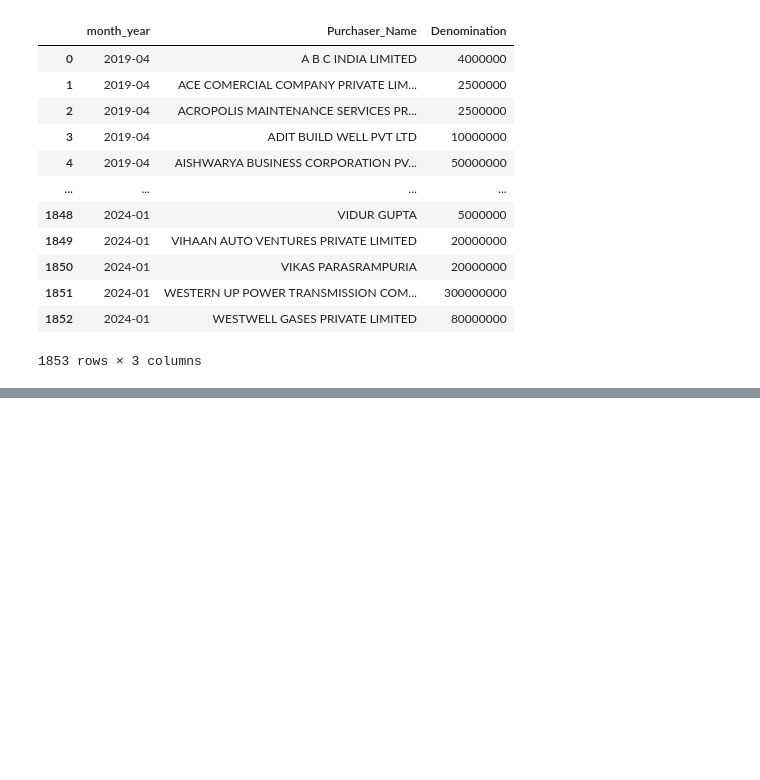
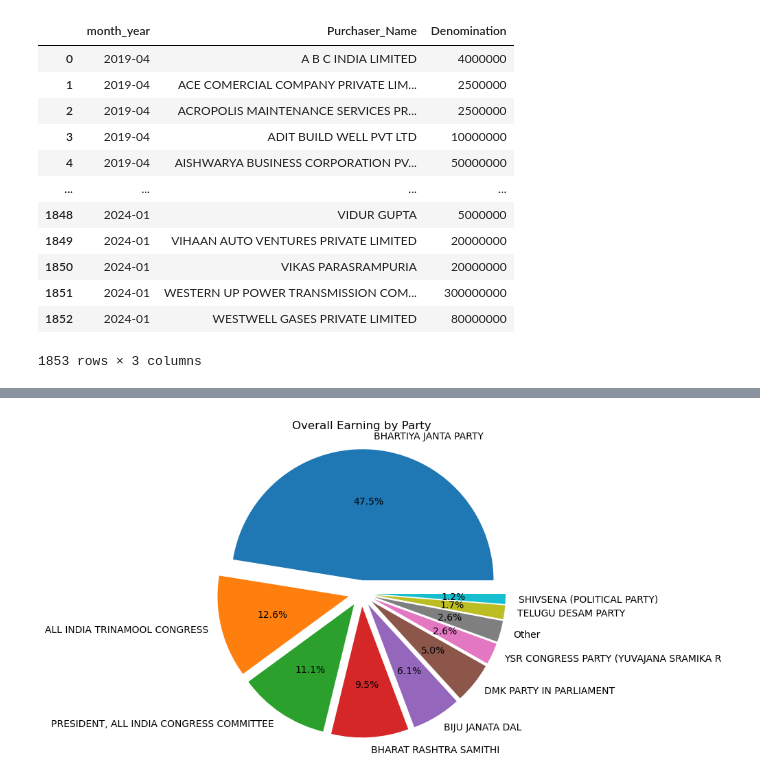
Before and after one commit to muntazir99/Electoral_Bond, a Jupyter notebook: bond_main.ipynb, the cells around one changed output, grey strips where cells are left out. Cells and saved outputs as stored; diff of their text form; code cells hidden in the pictures; blank space fills up the shorter version.

```diff
--- a/bond_main.ipynb
+++ b/bond_main.ipynb
@@ -176,0 +177,2 @@ monthly_total_denomination
+# %%
+Party_data['month_year'] = Party_data['Date_of_Encashment'].dt.to_period('M')
@@ -176,0 +215,2 @@ monthly_total_denomination
+# %%
+overall_denomination_party = Party_data.groupby(['Party'])['Denomination'].sum().reset_index()
@@ -176,0 +262,5 @@ monthly_total_denomination
+# %%
+# Filter parties with more than 1% earning
+total_earning = sum(overall_denomination_party['Denomination'])
+filtered_parties = [party for party, denomination in zip(overall_denomination_party['Party'], overall_denomination_party['Denomination']) if (denomination / total_earning) > 0.01]
+filtered_denominations = [denomination for denomination in overall_denomination_party['Denomination'] if (denomination / total_earning) > 0.01]
@@ -176,0 +269,4 @@ monthly_total_denomination
+# %%
+sorted_indices = sorted(range(len(filtered_denominations)), key=filtered_denominations.__getitem__, reverse=True)
+sorted_parties = [filtered_parties[i] for i in sorted_indices]
+sorted_denominations = [filtered_denominations[i] for i in sorted_indices]
@@ -176,0 +278,10 @@ monthly_total_denomination
+# %%
+plt.figure(figsize=(10, 6))
+plt.pie(sorted_denominations, labels=sorted_parties, autopct='%1.1f%%',explode=(0.1,0.1,0.1,0.1,0.1,0.1,0.1,0.1,0.1,0.1))
+
+plt.title('Overall Earning by Party')
+plt.axis('equal')
+
+plt.show()
+# %% [output]
+[figure, added]
```
Also changed, not shown: parts of 22 cells of this notebook.
